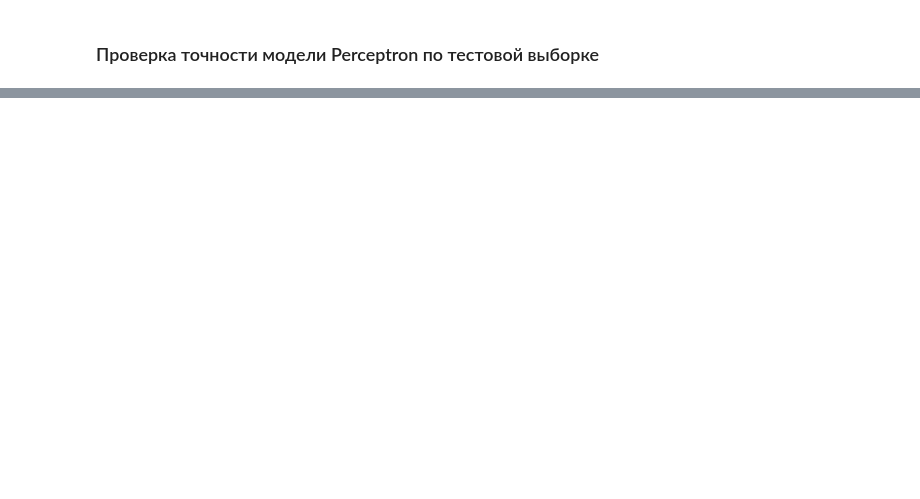
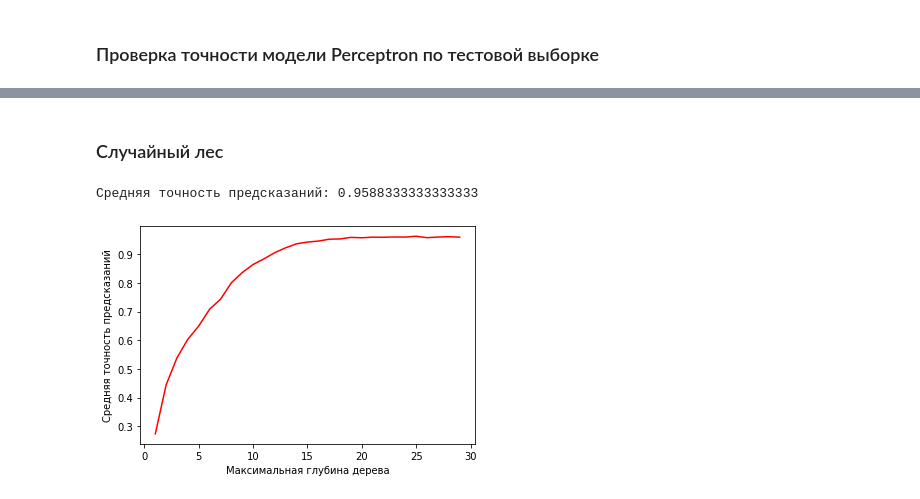
Before and after one commit to AlexyNat/ml, a Jupyter notebook: lab4.ipynb, the cells around one changed output, grey strips where cells are left out. Drawn from its saved outputs; the diff is of its cells as text; code cells hidden in the pictures; blank space fills up the shorter version.

```diff
--- a/lab4.ipynb
+++ b/lab4.ipynb
@@ -142,0 +209,25 @@ print(f'Средняя точность предсказаний: {clf_perc.scor
+# %% [markdown]
+<h3>Случайный лес</h3>
+# %%
+from sklearn.ensemble import RandomForestClassifier
+
+depth=list(range(1, 30))
+beg = 3
+end = 15
+
+score = []
+
+for d in depth:
+  clf_rtree = RandomForestClassifier(max_depth=d, random_state=4)
+  clf_rtree.fit(X_train_scaled, y_train)
+  pred_vals = clf_tree.predict(X_holdout_scaled[beg:end, :])
+  score.append(clf_rtree.score(X_holdout_scaled, y_holdout))
+
+print(f'Средняя точность предсказаний: {score[-1]}')
+plt.xlabel("Максимальная глубина дерева")
+plt.ylabel("Средняя точность предсказаний")
+plt.plot(depth, score, "r-")
+plt.show()
+# %% [output]
+Средняя точность предсказаний: 0.9588333333333333
+[figure, added]
```
Also changed, not shown: parts of 10 cells of this notebook.
